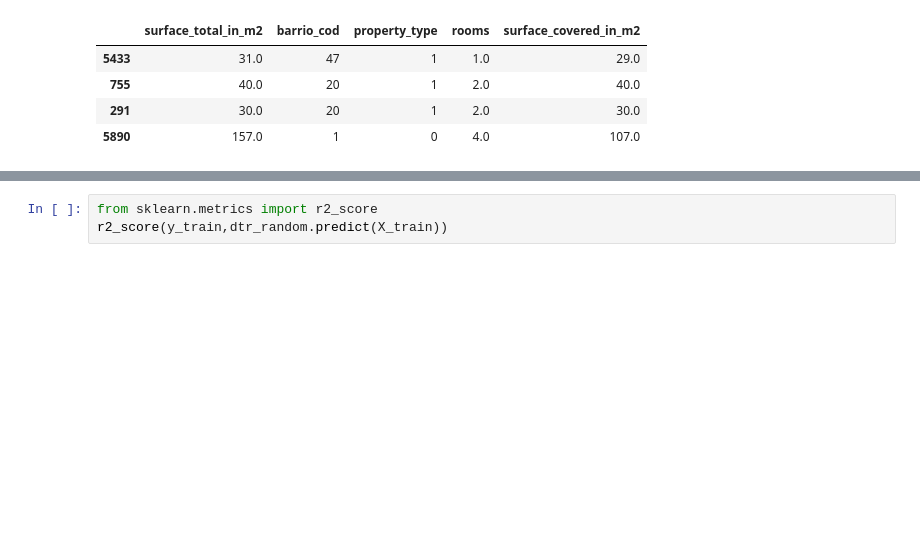
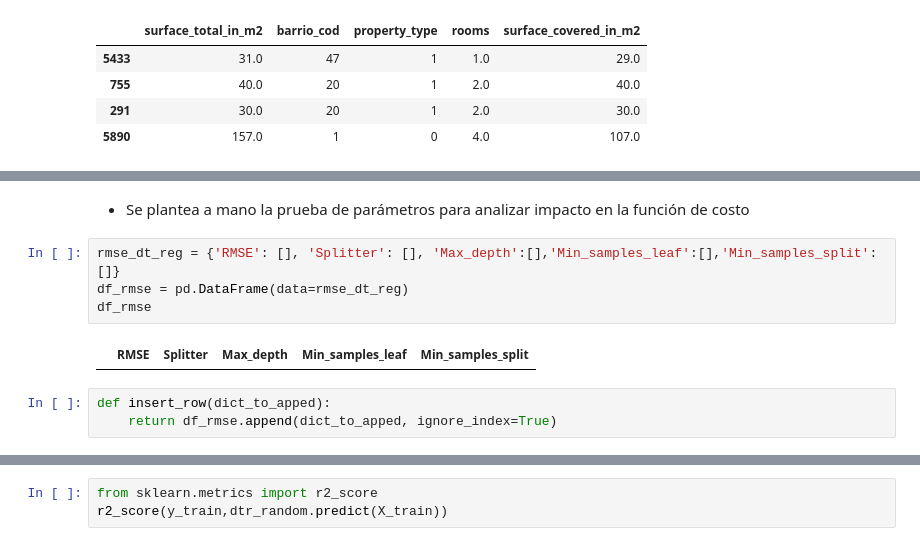
Before and after one commit to mnuclle/DiploDatos, a Jupyter notebook: 00 - Mentorias/4. Mentoria AS/Aprendizaje_automatico (1).ipynb, the cells around one changed output, grey strips where cells are left out. Saved outputs shown, nothing was run; the diff lists cells and outputs as text; blank space fills up the shorter version.

```diff
--- a/00 - Mentorias/4. Mentoria AS/Aprendizaje_automatico (1).ipynb
+++ b/00 - Mentorias/4. Mentoria AS/Aprendizaje_automatico (1).ipynb
@@ -150,0 +159,11 @@ X_train.head(4)
+# %% [markdown]
+- Se plantea a mano la prueba de parámetros para analizar impacto en la función de costo
+# %%
+rmse_dt_reg = {'RMSE': [], 'Splitter': [], 'Max_depth':[],'Min_samples_leaf':[],'Min_samples_split':[]}
+df_rmse = pd.DataFrame(data=rmse_dt_reg)
+df_rmse
+# %% [output]
+|  | RMSE | Splitter | Max_depth | Min_samples_leaf | Min_samples_split |
+# %%
+def insert_row(dict_to_apped):
+    return df_rmse.append(dict_to_apped, ignore_index=True)
```
Also changed, not shown: parts of 13 cells of this notebook.
